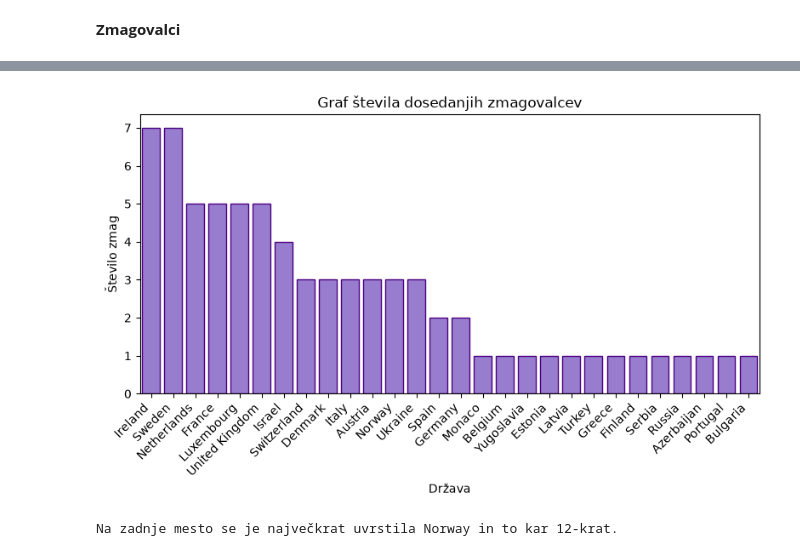
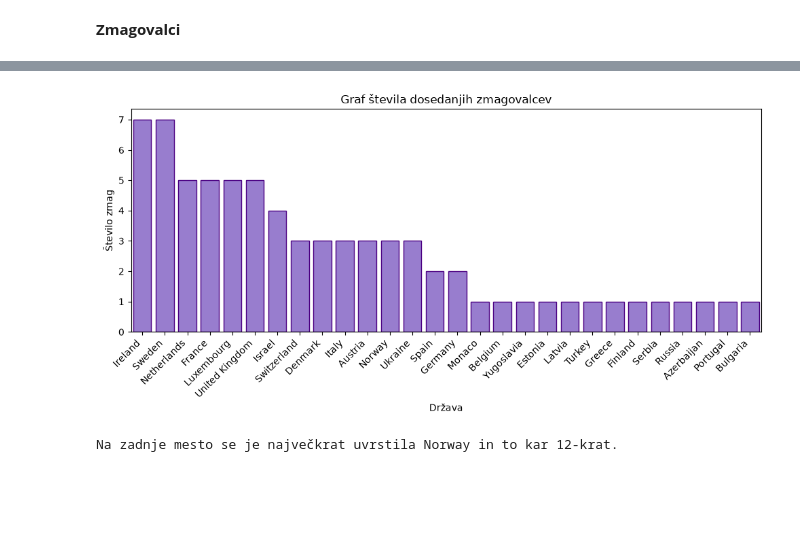
Before and after one commit to mayac69/UVP-projektna, a Jupyter notebook: analiza_evrovizije.ipynb, the cells around one changed output, grey strips where cells are left out. Saved outputs shown, nothing was run; the diff lists cells and outputs as text; code cells hidden in the pictures; blank space fills up the shorter version.

```diff
--- a/analiza_evrovizije.ipynb
+++ b/analiza_evrovizije.ipynb
@@ -135,17 +133,14 @@ print (tabela_nastopov)
 # %% [markdown]
 **Zmagovalci**
 # %%
-def stevilo_zmag (podatki):
+def stevilo_zmag (datoteka):
     """Funkcija vrne tabelo držav in število njihovih dosedanjih zmag, pri čemer države z 0 zmagami ignorira."""
-    df = pd.read_csv (podatki)
-    zmagovalci = df [df ["mesto"] == 1]
-
-    tabela = zmagovalci ['drzava'].value_counts ().reset_index ()
+    zmagovalci = datoteka [datoteka ["mesto"] == 1]
+    tabela = zmagovalci ["drzava"].value_counts ().reset_index ()
     tabela.columns = ["Država", "Število dosedanjih zmag"]
-    tabela.index = range (1, len (tabela) + 1)
+    tabela.index += 1
 
     return tabela
 
-rezultat = stevilo_zmag ("podatki/evrovizija.csv")
-print (rezultat)
+stevilo_zmag (df)
 # %% [output]
@@ -169,24 +181,24 @@ print (rezultat)
 # %%
-plt.figure (figsize = (8,5))
+plt.figure (figsize = (10, 5))
 
 sns.barplot (
-    data = rezultat,
+    data = stevilo_zmag (df),
     x = "Država",
     y = "Število dosedanjih zmag",
     color = "mediumpurple",
     edgecolor = "indigo"
     )
 
 plt.title ("Graf števila dosedanjih zmagovalcev")
 plt.xlabel ("Država")
 plt.ylabel ("Število zmag")
 
 plt.xticks (rotation = 45, ha = "right")
 
 plt.tight_layout ()
 plt.show ()
 # %% [output]
-[figure, old version]
+[figure, new version]
 # %%
 def stevilo_zadnjih_mest (datoteka):
     zadnja_mesta = []
```
Also changed, not shown: parts of 7 cells of this notebook.
